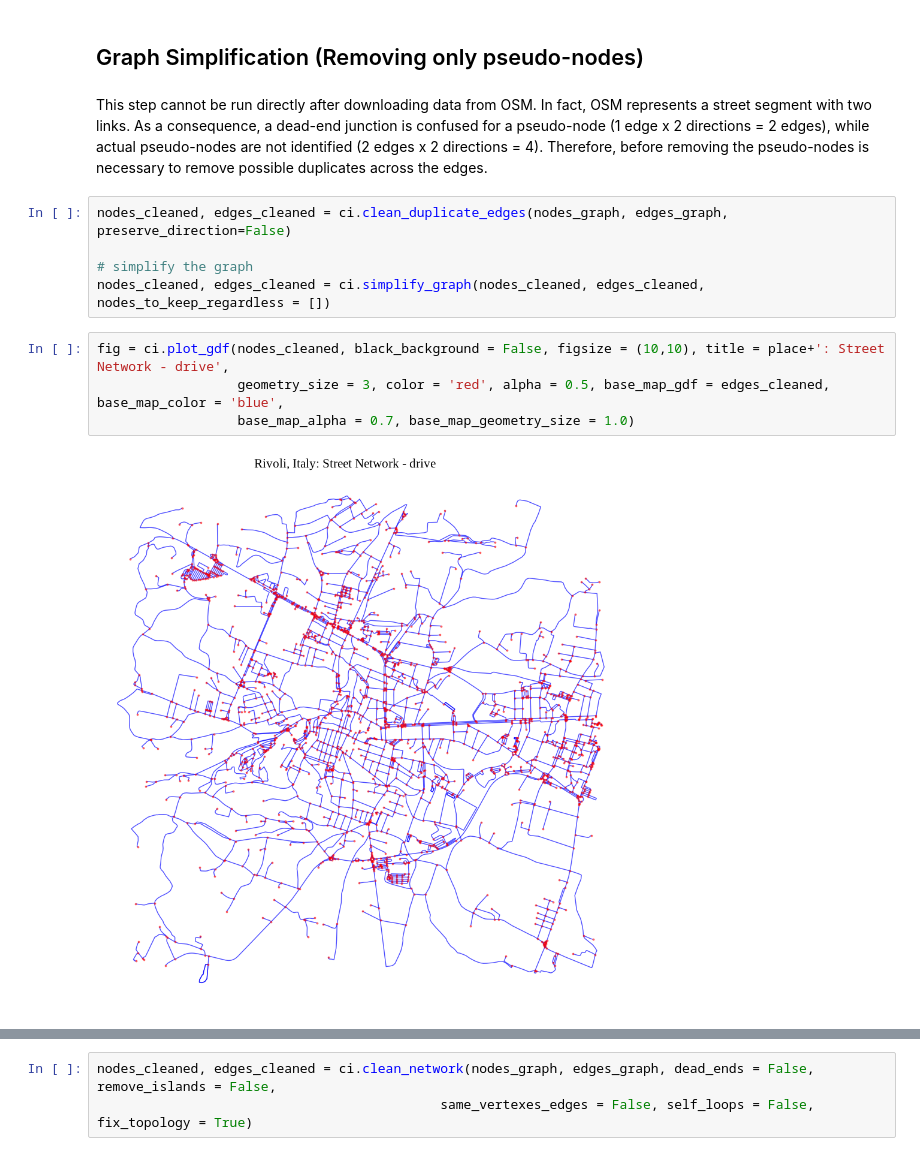
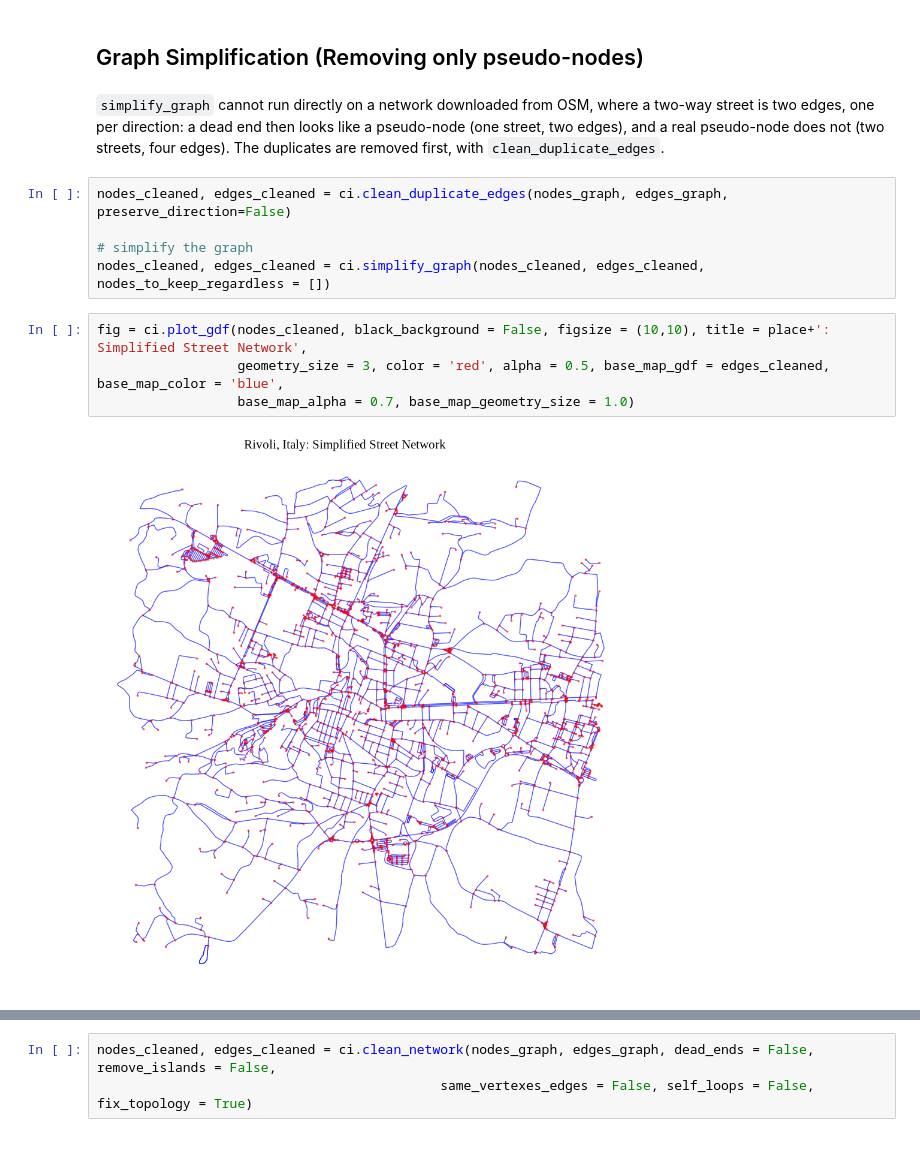
Before and after one commit to g-filomena/cityImage, a Jupyter notebook: docs/notebooks/NetworkCleaning.ipynb, the cells around one changed output, grey strips where cells are left out. Cells and saved outputs as stored; diff of their text form.

```diff
--- a/docs/notebooks/NetworkCleaning.ipynb
+++ b/docs/notebooks/NetworkCleaning.ipynb
@@ -84,20 +84,19 @@ fig = ci.plot_gdf(edges_cleaned, scheme = None,  black_background = False, figsi
 [figure]
 # %% [markdown]
 ## Graph Simplification (Removing only pseudo-nodes)
-# %% [markdown]
-This step cannot be run directly after downloading data from OSM. In fact, OSM represents a street segment with two links. As a consequence, a dead-end junction is confused for a pseudo-node (1 edge x 2 directions = 2 edges), while actual pseudo-nodes are not identified (2 edges x 2 directions = 4).
-Therefore, before removing the pseudo-nodes is necessary to remove possible duplicates across the edges.
+# %% [markdown]
+`simplify_graph` cannot run directly on a network downloaded from OSM, where a two-way street is two edges, one per direction: a dead end then looks like a pseudo-node (one street, two edges), and a real pseudo-node does not (two streets, four edges). The duplicates are removed first, with `clean_duplicate_edges`.
 # %%
 nodes_cleaned, edges_cleaned = ci.clean_duplicate_edges(nodes_graph, edges_graph, preserve_direction=False)
 
 # simplify the graph
 nodes_cleaned, edges_cleaned = ci.simplify_graph(nodes_cleaned, edges_cleaned, nodes_to_keep_regardless = [])
 # %%
-fig = ci.plot_gdf(nodes_cleaned, black_background = False, figsize = (10,10), title = place+': Street Network - drive',
+fig = ci.plot_gdf(nodes_cleaned, black_background = False, figsize = (10,10), title = place+': Simplified Street Network',
                   geometry_size = 3, color = 'red', alpha = 0.5, base_map_gdf = edges_cleaned, base_map_color = 'blue',
                   base_map_alpha = 0.7, base_map_geometry_size = 1.0)
 # %% [output]
-[figure, old version]
+[figure, new version]
 # %% [markdown]
 ## Fixing topology
 
```
Also changed, not shown: parts of 7 cells of this notebook, 10 other files.
